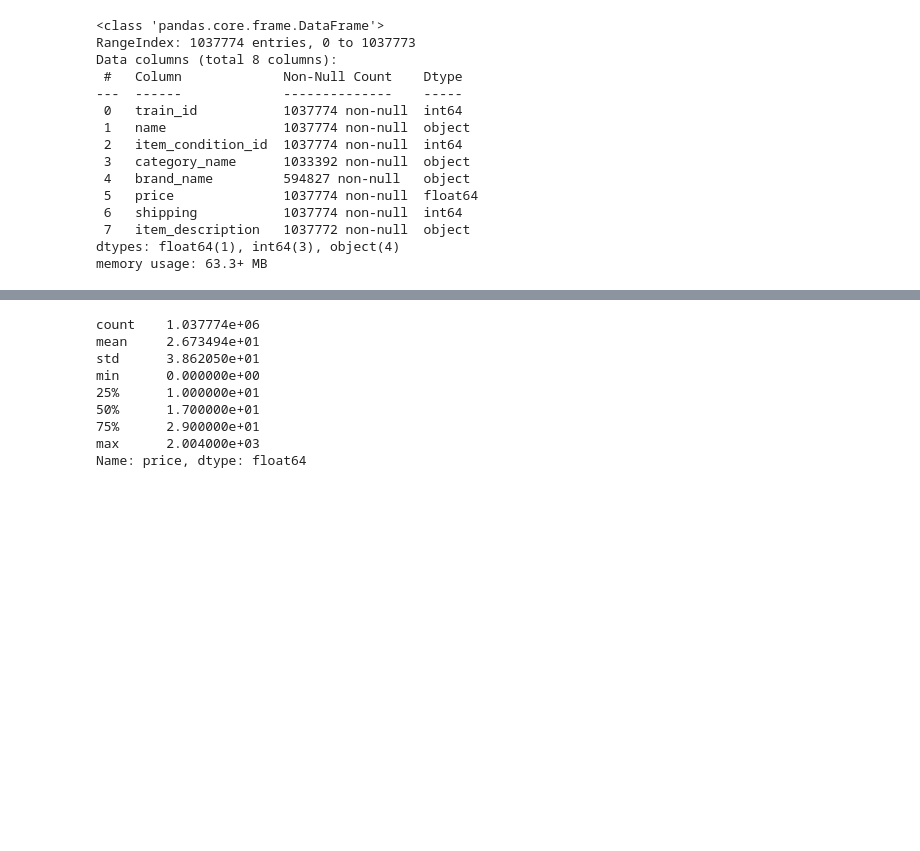
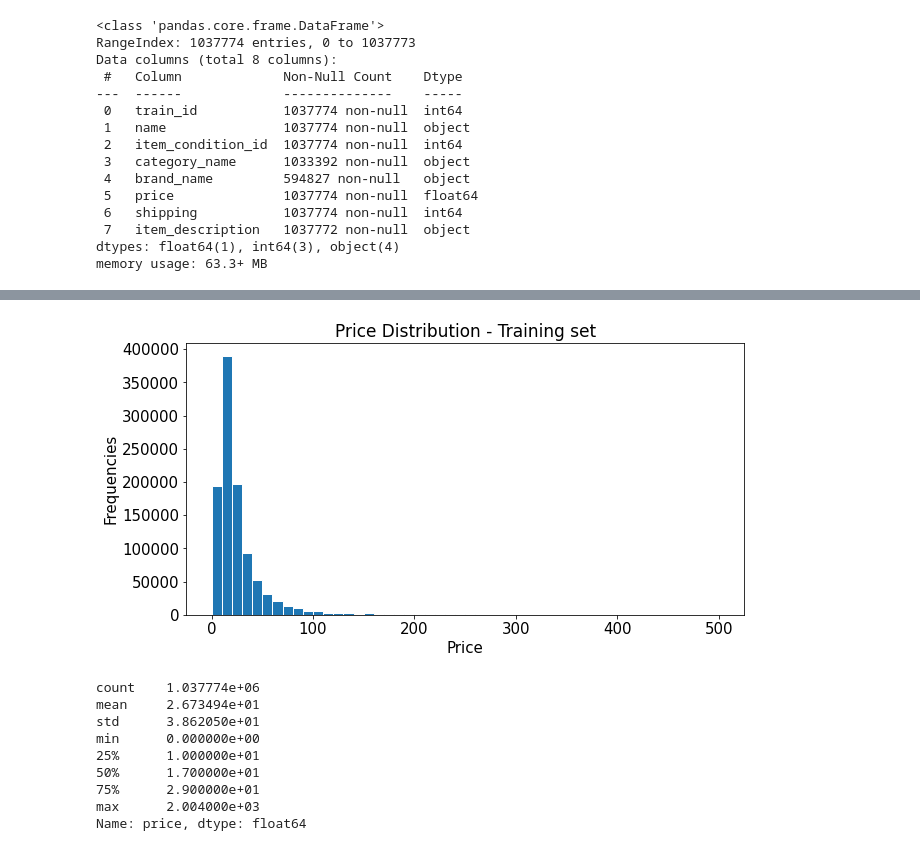
Before and after one commit to akshaymg99/Mercari_ML_QuickBytes, a Jupyter notebook: Mercari_workspace.ipynb, the cells around one changed output, grey strips where cells are left out. Saved outputs shown, nothing was run; the diff lists cells and outputs as text; code cells hidden in the pictures; blank space fills up the shorter version.

```diff
--- a/Mercari_workspace.ipynb
+++ b/Mercari_workspace.ipynb
@@ -68,3 +104,13 @@ memory usage: 63.3+ MB
+# %%
+## visulation of distibution of price variable
+train['price'].plot.hist(bins=50, figsize=(10, 5), edgecolor='white', range=[0, 500] )
+plt.xlabel('Price', fontsize=15)
+plt.ylabel('Frequencies', fontsize=15)
+plt.tick_params(labelsize=15)
+plt.title('Price Distribution - Training set', fontsize=17)
+plt.show()
+# %% [output]
+[figure, added]
 # %%
 #summary of 'price' feature column
 train.price.describe()
```
Also changed, not shown: parts of 7 cells of this notebook.
